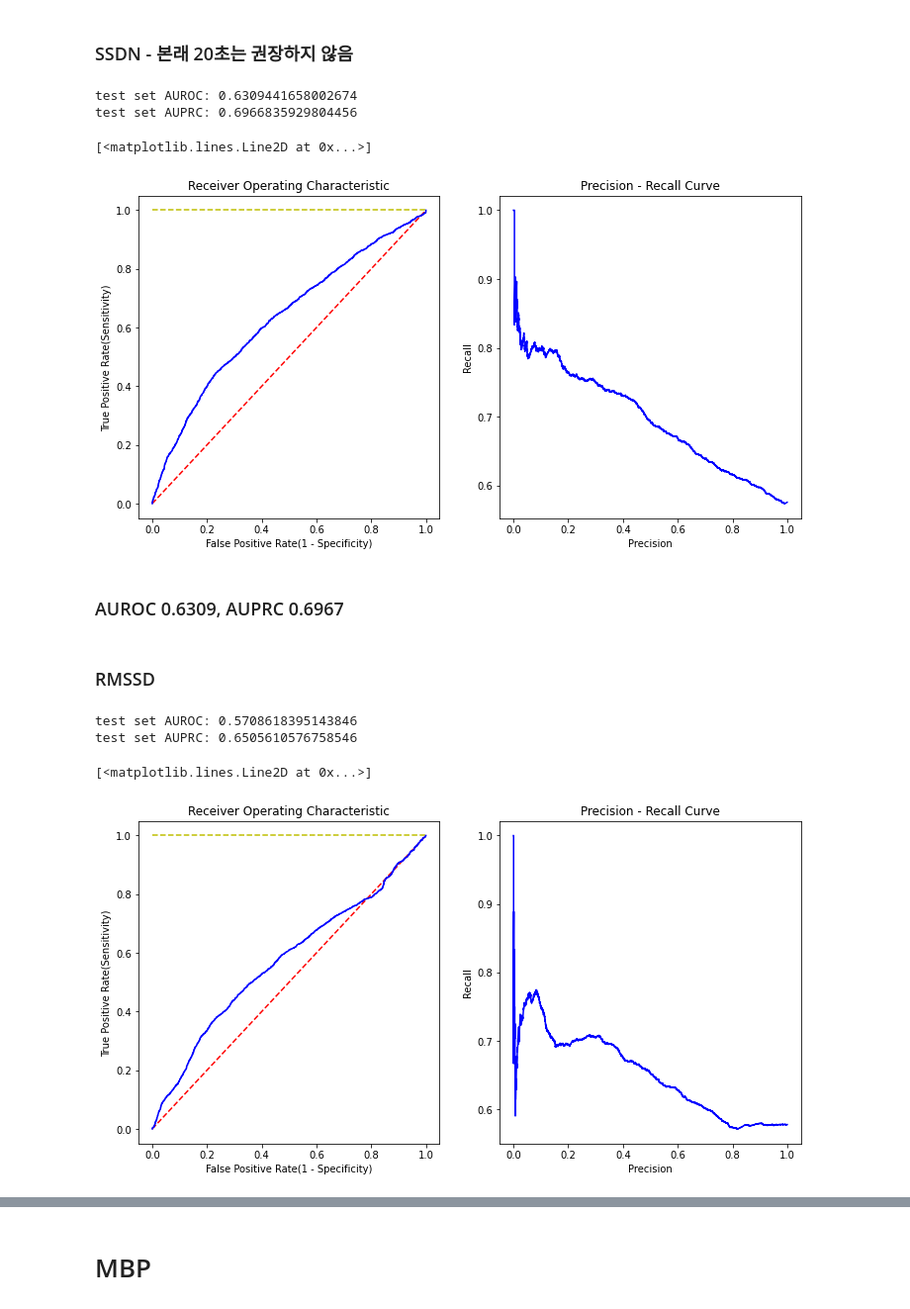
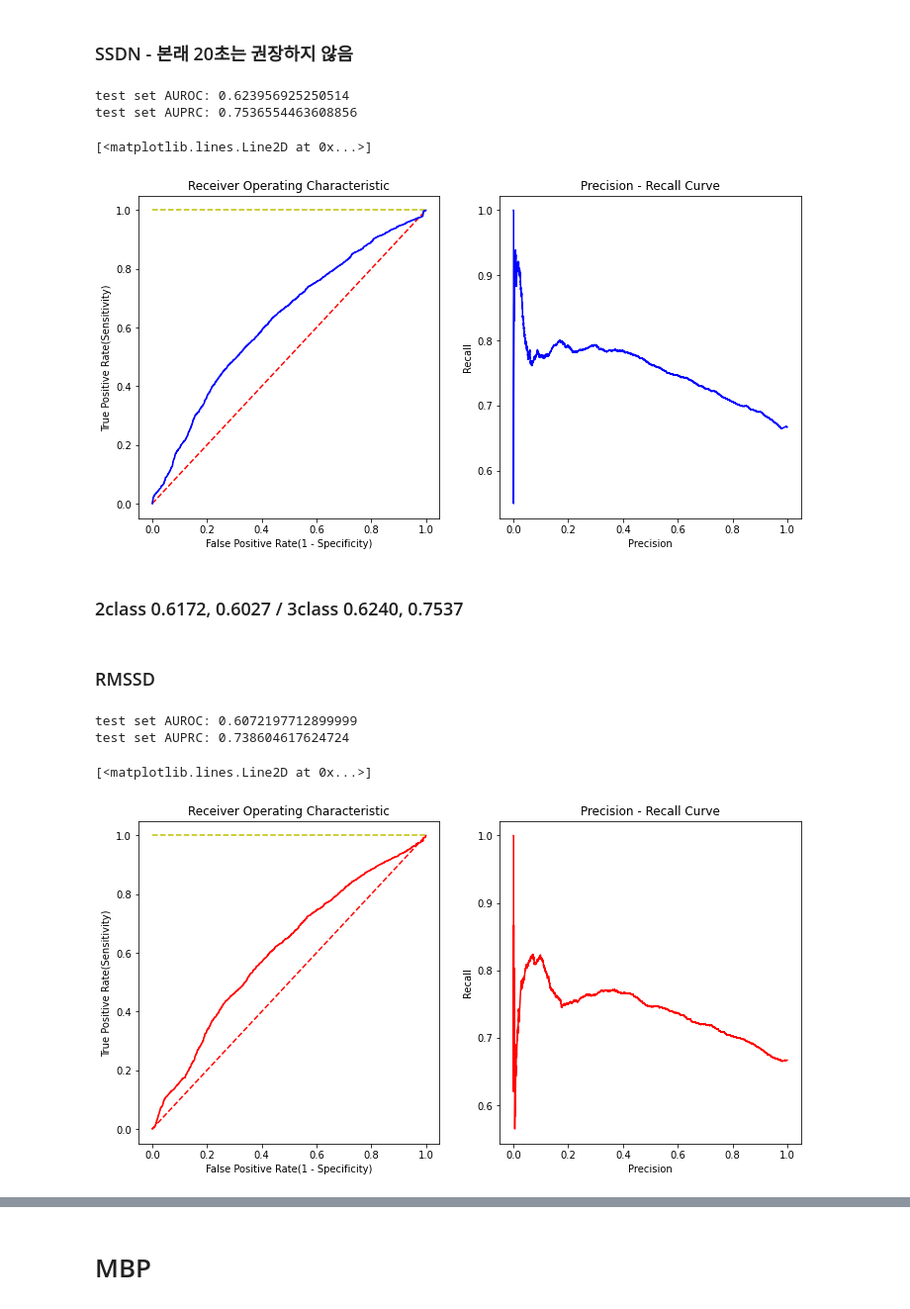
Before and after one commit to Hyeonsik/cranberry, a Jupyter notebook: HR, MBP, HRV/HR,PPGA.ipynb, the cells around one changed output, grey strips where cells are left out. Shown at 99% size. Drawn from its saved outputs; the diff is of its cells as text; code cells hidden in the pictures.

```diff
--- a/HR, MBP, HRV/HR,PPGA.ipynb
+++ b/HR, MBP, HRV/HR,PPGA.ipynb
@@ -1641,6 +2172,11 @@ np.savez_compressed(save_delong+'x_HRV_test.npz', x_test)
 print('done', flush=True)
 # %% [output]
 saving...done
+# %%
+x_SSDN = np.load('Dataset/x_SSDN.npz',allow_pickle = True)['arr_0']
+x_RMSSD = np.load('Dataset/x_RMSSD.npz',allow_pickle = True)['arr_0']
+y_hrv = np.load('Dataset/y_HRV.npz',allow_pickle = True)['arr_0']
+y_hrv_bin = np.load('Dataset/y_HRV_bin.npz',allow_pickle = True)['arr_0']
 # %%
 w_samp_min_1 = np.ones(shape=len(y_hrv))
 
@@ -1666,8 +2202,8 @@ from keras import losses, metrics
 import matplotlib.pyplot as plt
 
 # moderate pain
-false_positive_rate, true_positive_rate, threshold = roc_curve(y_hrv_bin, x_SSDN, sample_weight = w_samp_min_1)
-precision, recall, _ = precision_recall_curve(y_hrv_bin, x_SSDN, sample_weight = w_samp_min_1)
+false_positive_rate, true_positive_rate, threshold = roc_curve(y_hrv_bin, x_SSDN, sample_weight = w_samp_min_3)
+precision, recall, _ = precision_recall_curve(y_hrv_bin, x_SSDN, sample_weight = w_samp_min_3)
 roc_auc = auc(false_positive_rate, true_positive_rate)
 prc_auc = auc(recall, precision)
 print('test set AUROC:', roc_auc)
@@ -1696,12 +2232,12 @@ ax2.plot(recall, precision, 'b', label='moderate pain (AUC = %0.4f)'% prc_auc)
 
 #plt.savefig(test_path + '/roc_prc.png', bbox_inches="tight", pad_inches=0.5)
 # %% [output]
-test set AUROC: 0.6309441658002674
-test set AUPRC: 0.6966835929804456
+test set AUROC: 0.623956925250514
+test set AUPRC: 0.7536554463608856
 [<matplotlib.lines.Line2D at 0x...>]
-[figure, old version]
+[figure, new version]
-# %% [markdown]
-### AUROC 0.6309, AUPRC 0.6967
+# %% [markdown]
+### 2class 0.6172, 0.6027 / 3class 0.6240, 0.7537
 # %% [markdown]
 ### RMSSD
 # %%
@@ -1710,38 +2246,38 @@ from keras import losses, metrics
 import matplotlib.pyplot as plt
 
 # moderate pain
-false_positive_rate, true_positive_rate, threshold = roc_curve(y_hrv_bin, x_RMSSD, sample_weight = w_samp_min_1)
-precision, recall, _ = precision_recall_curve(y_hrv_bin, x_RMSSD, sample_weight = w_samp_min_1)
+false_positive_rate, true_positive_rate, threshold = roc_curve(y_hrv_bin, x_RMSSD, sample_weight = w_samp_min_3)
+precision, recall, _ = precision_recall_curve(y_hrv_bin, x_RMSSD, sample_weight = w_samp_min_3)
 roc_auc = auc(false_positive_rate, true_positive_rate)
 prc_auc = auc(recall, precision)
 print('test set AUROC:', roc_auc)
 print('test set AUPRC:', prc_auc)
 
 
 
 # Plotting ROC, PRC
 fig = plt.figure(figsize=(12,6))
 
 # ax1: auroc
 ax1 = fig.add_subplot(1,2,1)
 ax1.set_title('Receiver Operating Characteristic')
 ax1.set_xlabel("False Positive Rate(1 - Specificity)")
 ax1.set_ylabel('True Positive Rate(Sensitivity)')
 ax1.plot([0,1],[1,1],'y--')
 ax1.plot([0,1],[0,1],'r--')
-ax1.plot(false_positive_rate, true_positive_rate, 'b', label='moderate pain (AUC = %0.4f)'% roc_auc)
+ax1.plot(false_positive_rate, true_positive_rate, 'r', label='moderate pain (AUC = %0.4f)'% roc_auc)
 
 # ax2: auprc
 ax2 = fig.add_subplot(1,2,2)
 ax2.set_title('Precision - Recall Curve')
 ax2.set_xlabel("Precision")
 ax2.set_ylabel('Recall')
-ax2.plot(recall, precision, 'b', label='moderate pain (AUC = %0.4f)'% prc_auc)
+ax2.plot(recall, precision, 'r', label='moderate pain (AUC = %0.4f)'% prc_auc)
 
 #plt.savefig(test_path + '/roc_prc.png', bbox_inches="tight", pad_inches=0.5)
 # %% [output]
-test set AUROC: 0.5708618395143846
-test set AUPRC: 0.6505610576758546
+test set AUROC: 0.6072197712899999
+test set AUPRC: 0.738604617624724
 [<matplotlib.lines.Line2D at 0x...>]
-[figure, old version]
+[figure, new version]
 # %% [markdown]
```
Also changed, not shown: parts of 64 cells of this notebook, 25 other files.
